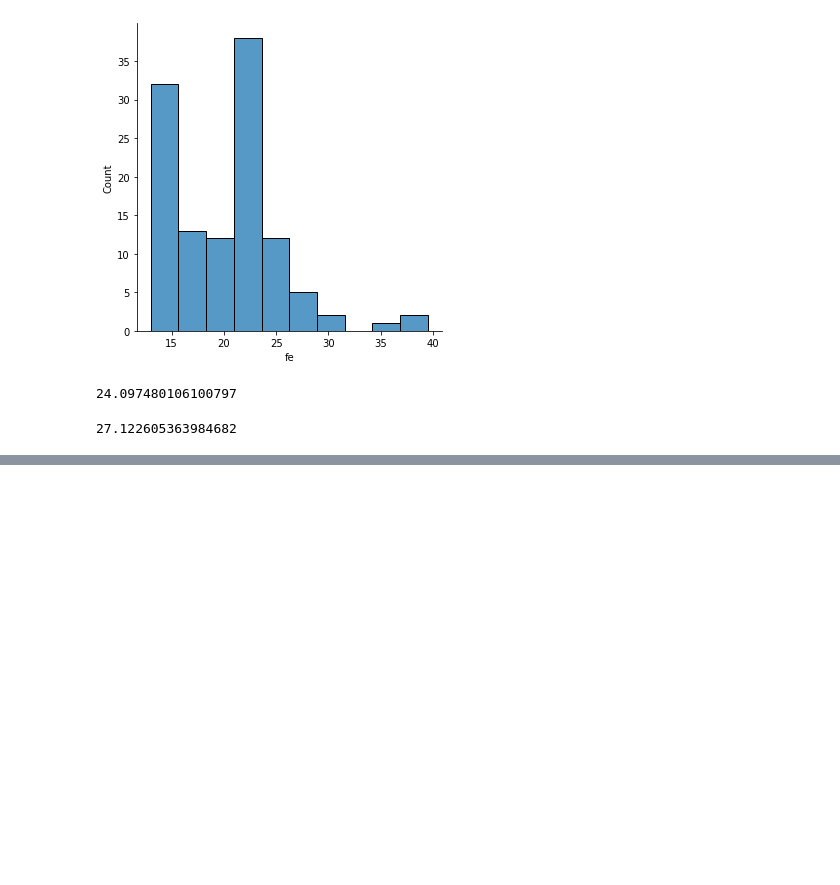
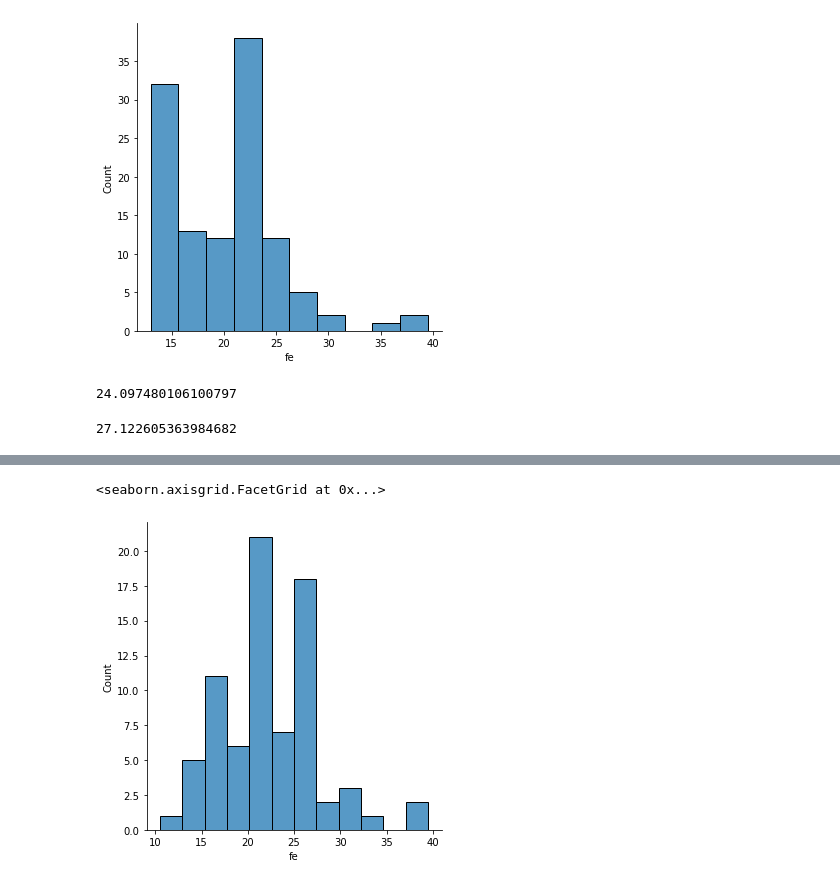
Before and after one commit to hinzle/statistics-exercises, a Jupyter notebook: hypothesis_testing.ipynb, the cells around one changed output, grey strips where cells are left out. Drawn from its saved outputs; the diff is of its cells as text; code cells hidden in the pictures; blank space fills up the shorter version.

```diff
--- a/hypothesis_testing.ipynb
+++ b/hypothesis_testing.ipynb
@@ -250,0 +340,3 @@ fe_1999.var()
+# %%
+manuals=df[df.trans.astype(str).str[0]=='m'].fe
+manuals.count()
@@ -250,0 +364,5 @@ fe_1999.var()
+# %%
+sns.displot(manuals)
+# %% [output]
+<seaborn.axisgrid.FacetGrid at 0x...>
+[figure, added]
```
Also changed, not shown: parts of 169 cells of this notebook, 2 other files.
